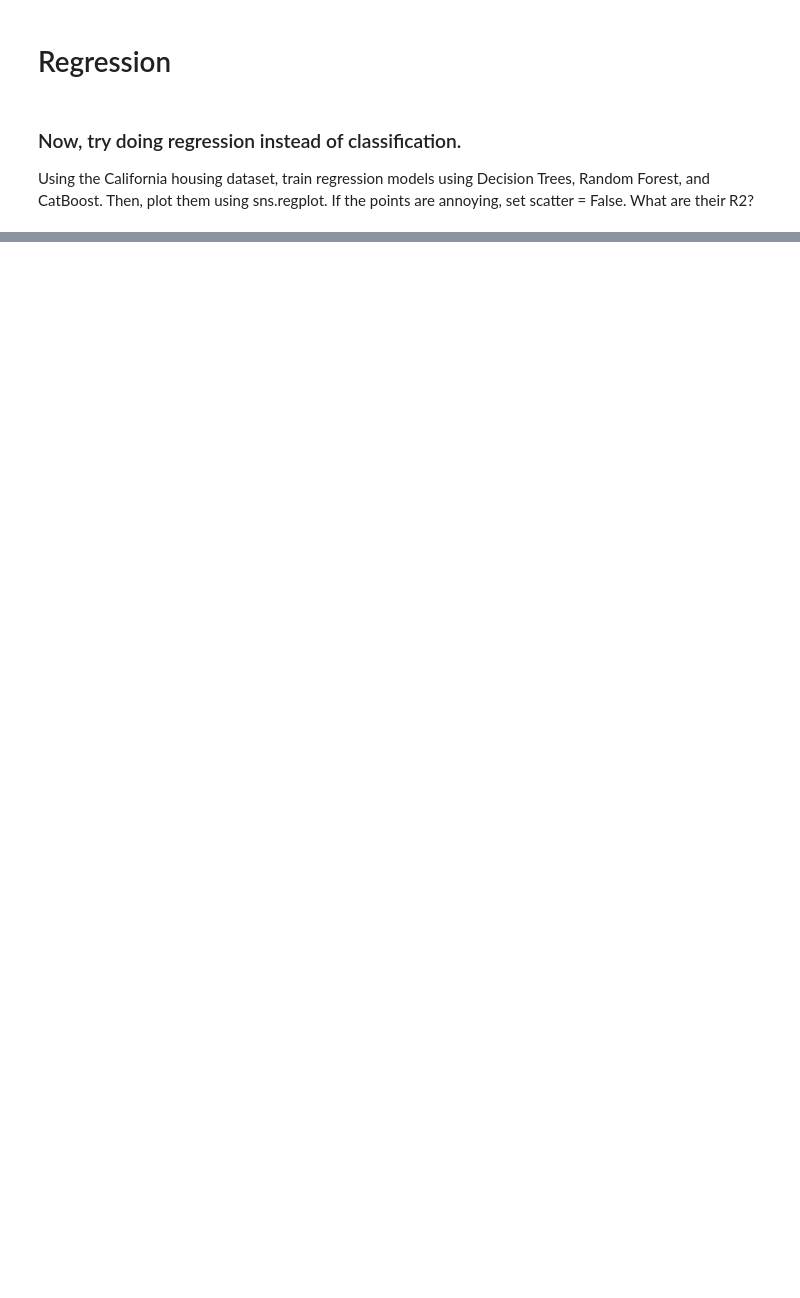
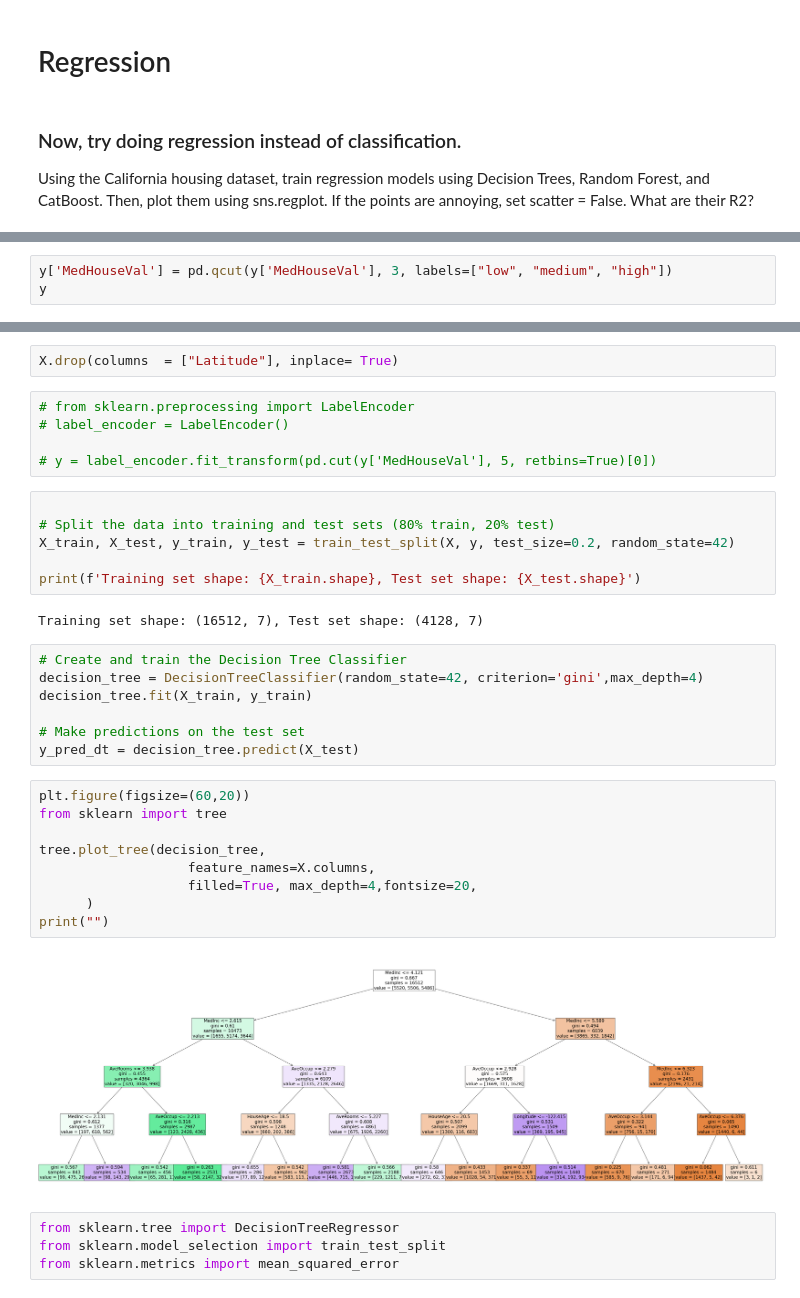
Before and after one commit to victoralexandermoreno/QSS45, a Jupyter notebook: Unit_5-Gradient-Boosting_Trees-Blank.ipynb, the cells around one changed output, grey strips where cells are left out. Cells and saved outputs as stored; diff of their text form; blank space fills up the shorter version.

```diff
--- a/Unit_5-Gradient-Boosting_Trees-Blank.ipynb
+++ b/Unit_5-Gradient-Boosting_Trees-Blank.ipynb
@@ -104,0 +335,3 @@ y = data.target
+# %%
+y['MedHouseVal'] = pd.qcut(y['MedHouseVal'], 3, labels=["low", "medium", "high"])
+y
@@ -104,0 +352,37 @@ y = data.target
+# %%
+X.drop(columns  = ["Latitude"], inplace= True)
+# %%
+# from sklearn.preprocessing import LabelEncoder
+# label_encoder = LabelEncoder()
+
+# y = label_encoder.fit_transform(pd.cut(y['MedHouseVal'], 5, retbins=True)[0])
+# %%
+
+# Split the data into training and test sets (80% train, 20% test)
+X_train, X_test, y_train, y_test = train_test_split(X, y, test_size=0.2, random_state=42)
+
+print(f'Training set shape: {X_train.shape}, Test set shape: {X_test.shape}')
+# %% [output]
+Training set shape: (16512, 7), Test set shape: (4128, 7)
+# %%
+# Create and train the Decision Tree Classifier
+decision_tree = DecisionTreeClassifier(random_state=42, criterion='gini',max_depth=4)
+decision_tree.fit(X_train, y_train)
+
+# Make predictions on the test set
+y_pred_dt = decision_tree.predict(X_test)
+# %%
+plt.figure(figsize=(60,20))
+from sklearn import tree
+
+tree.plot_tree(decision_tree,
+                   feature_names=X.columns,
+                   filled=True, max_depth=4,fontsize=20,
+      )
+print("")
+# %% [output]
+[figure, added]
+# %%
+from sklearn.tree import DecisionTreeRegressor
+from sklearn.model_selection import train_test_split
+from sklearn.metrics import mean_squared_error
```
Also changed, not shown: parts of 25 cells of this notebook, 6 other files.
